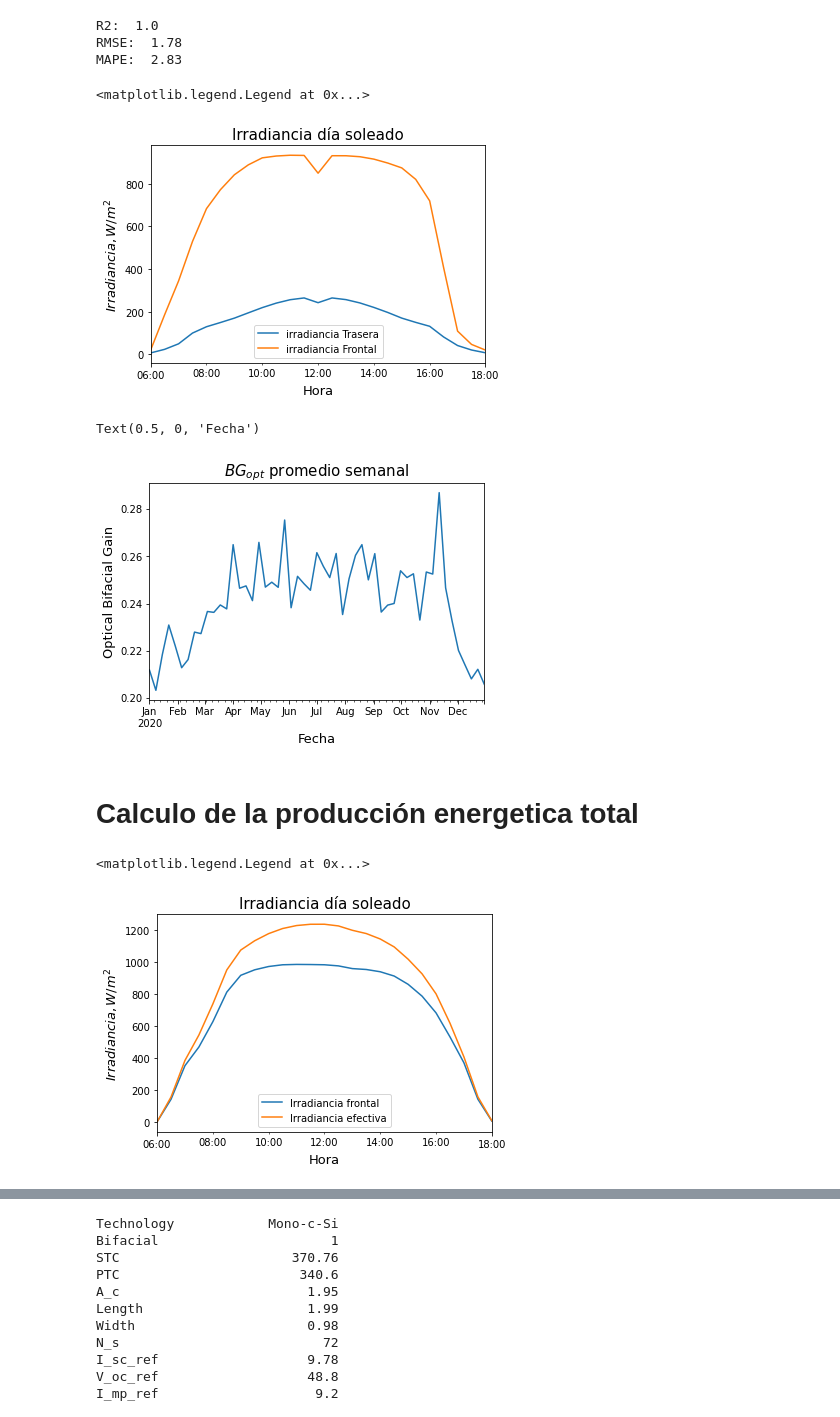
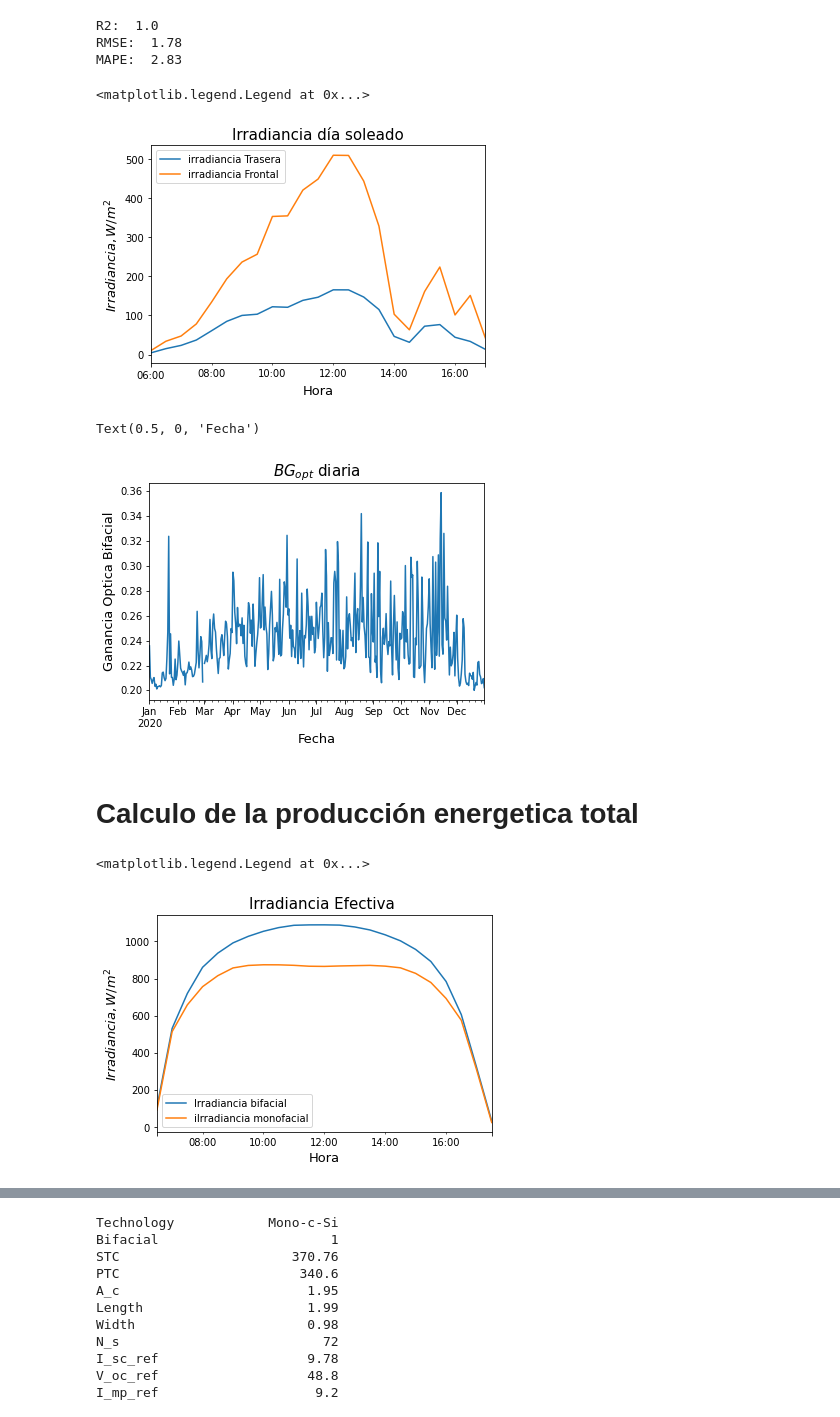
Before and after one commit to BifacialPV/Proyecto-de-grado, a Jupyter notebook: Codigo_Personal/Codigo_Base.ipynb, the cells around one changed output, grey strips where cells are left out. Drawn from its saved outputs; the diff is of its cells as text; code cells hidden in the pictures.

```diff
--- a/Codigo_Personal/Codigo_Base.ipynb
+++ b/Codigo_Personal/Codigo_Base.ipynb
@@ -78,19 +171,19 @@ solpos.to_csv(path_or_buf='path2')
 # %%
-poa_front,poa_back,poa_frontabsorb,poa_backabsorb = pvlib.bifacial.pvfactors_timeseries(
-                                                                surface_tilt=tracker.surface_tilt,
-                                                                surface_azimuth=tracker.surface_azimuth,
-                                                                solar_zenith=solpos.zenith,
-                                                                solar_azimuth=solpos.azimuth,
-                                                                axis_azimuth=0,
-                                                                timestamps=elpaso_tmy.index,
-                                                                dni=elpaso_tmy.dni,
-                                                                dhi=elpaso_tmy.dhi,
-                                                                gcr=0.25,
-                                                                pvrow_height=1,
-                                                                pvrow_width=0.98,
-                                                                albedo=0.5,
-                                                                n_pvrows=5,
-                                                                index_observed_pvrow=2,
-                                                                rho_back_pvrow=0.05,
-                                                                rho_front_pvrow=0.03,
-                                                                horizon_band_angle=15)
+poa_front3,poa_back3,poa_frontabsorb3,poa_backabsorb3 = pvlib.bifacial.pvfactors_timeseries(surface_tilt=tracker.surface_tilt,
+                                                                        surface_azimuth=tracker.surface_azimuth,
+                                                                        solar_zenith=solpos.zenith,
+                                                                        solar_azimuth=solpos.azimuth,
+                                                                        axis_azimuth=0,
+                                                                        timestamps=elpaso_tmy.index,
+                                                                        dni=elpaso_tmy.dni,
+                                                                        dhi=elpaso_tmy.dhi,
+                                                                        gcr=0.25,
+                                                                        pvrow_height=1,
+                                                                        pvrow_width=0.98,
+                                                                        #albedo=surface_albedo,
+                                                                        albedo=0.5,
+                                                                        n_pvrows=5,
+                                                                        index_observed_pvrow=2,
+                                                                        rho_back_pvrow=0.05,
+                                                                        rho_front_pvrow=0.03,
+                                                                        horizon_band_angle=15)
@@ -386,7 +410,7 @@ R2:  1.0
 RMSE:  1.78
 MAPE:  2.83
 # %%
-fecha = '2020-07-16 '
+fecha = '2020-11-14 '
 poa_1=poa_backabsorb[fecha+'00:00:00':fecha+'23:59:00']
 poa_2=poa_frontabsorb[fecha+'00:00:00':fecha+'23:59:00']
 
@@ -401,28 +425,28 @@ plt.xlabel(xlabel, fontname="Helvetica", fontsize=13)
 plt.legend(['irradiancia Trasera','irradiancia Frontal'])
 # %% [output]
 <matplotlib.legend.Legend at 0x...>
-[figure, old version]
+[figure, new version]
 # %%
 fecha = '2020-11-28 '
 fecha2='2020-11-29 '
 poa_1=poa_backabsorb
 poa_2=poa_frontabsorb
 poa_backabsorb_sum=poa_backabsorb.resample("1D").sum()
 poa_frontabsorb_sum=poa_frontabsorb.resample("1D").sum()
 bg_opt=poa_backabsorb_sum.truediv(poa_frontabsorb_sum)
 
-bg_opt=bg_opt.resample("7D").mean()
+#bg_opt=bg_opt.resample("7D").mean()
 
 bg_opt.plot()
-title='$BG_{opt}$ promedio semanal'
-ylabel='Optical Bifacial Gain'
+title='$BG_{opt}$ diaria'
+ylabel='Ganancia Optica Bifacial'
 xlabel='Fecha'
 plt.title(title, fontname="Helvetica", fontsize=15)
 plt.ylabel(ylabel, fontname="Helvetica", fontsize=13)
 plt.xlabel(xlabel, fontname="Helvetica", fontsize=13)
 # %% [output]
 Text(0.5, 0, 'Fecha')
-[figure, old version]
+[figure, new version]
 # %% [markdown]
 # Calculo de la producción energetica total
 # %%
@@ -440,19 +465,20 @@ irrad3=irrad_total_bifacial(poa_frontabsorb,
 irrad1=irrad_total_bifacial(poa_frontabsorb1,
                             poa_backabsorb1,0.90)
 # %%
-fecha = '2020-03-22 '
-poa_1=poa_frontabsorb[fecha+'00:00:00':fecha+'23:59:00']
-irrad_1=irrad3[fecha+'00:00:00':fecha+'23:59:00']
+fecha= '2020-12-20 '    #Fecha bajo BG
+#fecha = '2020-08-19 ' #Fecha alto BG
+poa_1=irrad3[fecha+'00:00:00':fecha+'23:59:00']
+poa_2=poa_frontabsorb[fecha+'00:00:00':fecha+'23:59:00']
 
 poa_1.plot()
-irrad_1.plot()
-title='Irradiancia día soleado'
+poa_2.plot()
+title='Irradiancia Efectiva '
 ylabel='$Irradiancia, W/m^2$'
 xlabel='Hora'
-plt.title(title, fontsize=15)
-plt.ylabel(ylabel, fontsize=13)
-plt.xlabel(xlabel, fontsize=13)
-plt.legend(["Irradiancia frontal","Irradiancia efectiva"])
+plt.title(title, fontname="Helvetica", fontsize=15)
+plt.ylabel(ylabel, fontname="Helvetica", fontsize=13)
+plt.xlabel(xlabel, fontname="Helvetica", fontsize=13)
+plt.legend(['Irradiancia bifacial','iIrradiancia monofacial'])
 # %% [output]
 <matplotlib.legend.Legend at 0x...>
-[figure, old version]
+[figure, new version]
```
Also changed, not shown: parts of 43 cells of this notebook, 35 other files.
